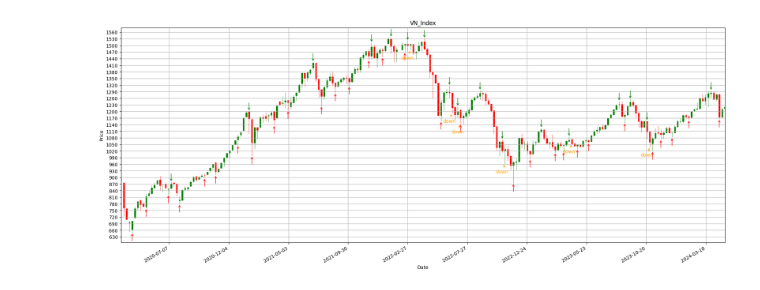
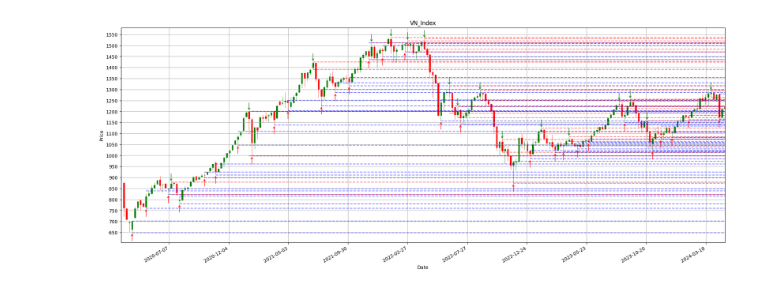
Before and after one commit to legasov-broken/vn-index-warning, a Jupyter notebook: test.ipynb, the cells around one changed output. Cells and saved outputs as stored; diff of their text form; code cells hidden in the pictures.

```diff
--- a/test.ipynb
+++ b/test.ipynb
@@ -102,6 +102,30 @@ for i in range(1, len(top_indices)):
     if weekly_data.iloc[top_indices[i]]['High'] < weekly_data.iloc[top_indices[i - 1]]['High']:
         if top_indices[i] + 1 < len(weekly_data):
             weekly_data.at[weekly_data.index[top_indices[i] + 1], 'decrease'] = True
+# %%
+# Logic xác định vùng hỗ trợ
+support_zones = []
+for i in range(1, len(weekly_data) - 1):
+    if weekly_data.iloc[i]['bottom']:
+        low_price = weekly_data.iloc[i]['Low']
+        high_price = weekly_data.iloc[i]['High']
+        if (weekly_data.iloc[i]['High'] < weekly_data.iloc[i-1]['High']) and (weekly_data.iloc[i]['High'] < weekly_data.iloc[i+1]['High']):
+            support_zones.append((weekly_data.iloc[i]['Date'], low_price, high_price))
+        else:
+            max_high = max(weekly_data.iloc[i-1]['High'], weekly_data.iloc[i+1]['High'])
+            support_zones.append((weekly_data.iloc[i]['Date'], low_price, max_high))
+# %%
+# Logic xác định vùng kháng cự
+resistance_zones = []
+for i in range(1, len(weekly_data) - 1):
+    if weekly_data.iloc[i]['top']:
+        high_price = weekly_data.iloc[i]['High']
+        low_price = weekly_data.iloc[i]['Low']
+        if (weekly_data.iloc[i]['Low'] > weekly_data.iloc[i-1]['Low']) and (weekly_data.iloc[i]['Low'] > weekly_data.iloc[i+1]['Low']):
+            resistance_zones.append((weekly_data.iloc[i]['Date'], low_price, high_price))
+        else:
+            min_low = min(weekly_data.iloc[i-1]['Low'], weekly_data.iloc[i+1]['Low'])
+            resistance_zones.append((weekly_data.iloc[i]['Date'], min_low, high_price))
 # %%
 weekly_data['Index'] = weekly_data.index
 chart = weekly_data
@@ -115,35 +139,46 @@ candlestick_ohlc(ax, weekly_data[['Date', 'Open', 'High', 'Low', 'Close']].value
 # Đánh dấu đỉnh, đáy và xu hướng tăng
 for idx, row in weekly_data.iterrows():
     if row['bottom']:
         ax.annotate('', (row['Date'], row['Low']), xytext=(0, -20),
                     textcoords='offset points', arrowprops=dict(arrowstyle='->', color='red'), color='red')
     if row['top']:
         ax.annotate('', (row['Date'], row['High']), xytext=(0, 20),
                     textcoords='offset points', arrowprops=dict(arrowstyle='->', color='green'), color='green')
     # if row['increase']:
     #     ax.annotate('increase', (row['Date'], row['High']), xytext=(0, 20),
     #                 textcoords='offset points', arrowprops=dict(arrowstyle='->', color='blue'), color='blue')
-    if row['decrease']:
-        ax.annotate('down', (row['Date'], row['Low']), xytext=(-20, -20),
-                    textcoords='offset points', arrowprops=dict(arrowstyle='->', color='orange'), color='orange')
+    # if row['decrease']:
+    #     ax.annotate('down', (row['Date'], row['Low']), xytext=(-20, -20),
+    #                 textcoords='offset points', arrowprops=dict(arrowstyle='->', color='orange'), color='orange')
+
+
+# vẽ hỗ trợ
+for zone in support_zones:
+    date, low_price, high_price = zone
+    ax.hlines([low_price, high_price], xmin=date, xmax=weekly_data['Date'].max(), colors='blue', linestyles='dashed', alpha=0.5)
+# vẽ kháng cự
+for zone in resistance_zones:
+    date, low_price, high_price = zone
+    ax.hlines([low_price, high_price], xmin=date, xmax=weekly_data['Date'].max(), colors='red', linestyles='dashed', alpha=0.5)
+
 
 # Cấu hình trục x
 ax.xaxis.set_major_locator(ticker.MaxNLocator(15))
-ax.yaxis.set_major_locator(ticker.MaxNLocator(35))
+ax.yaxis.set_major_locator(ticker.MaxNLocator(20))
 ax.xaxis.set_major_formatter(mdates.DateFormatter('%Y-%m-%d'))
 
 # Điều chỉnh giới hạn của trục x để loại bỏ khoảng trắng
 ax.set_xlim([weekly_data['Date'].min(), weekly_data['Date'].max()])
 
 fig.autofmt_xdate()
 plt.title('VN_Index')
 plt.xlabel('Date')
 plt.ylabel('Price')
 plt.grid(True)
 
 # Loại bỏ khoảng trắng dư thừa
 plt.subplots_adjust(left=0.05, right=0.95, top=0.95, bottom=0.15)
 
 plt.show()
 # %% [output]
-[figure, old version]
+[figure, new version]
```
Also changed, not shown: 1 other file.
